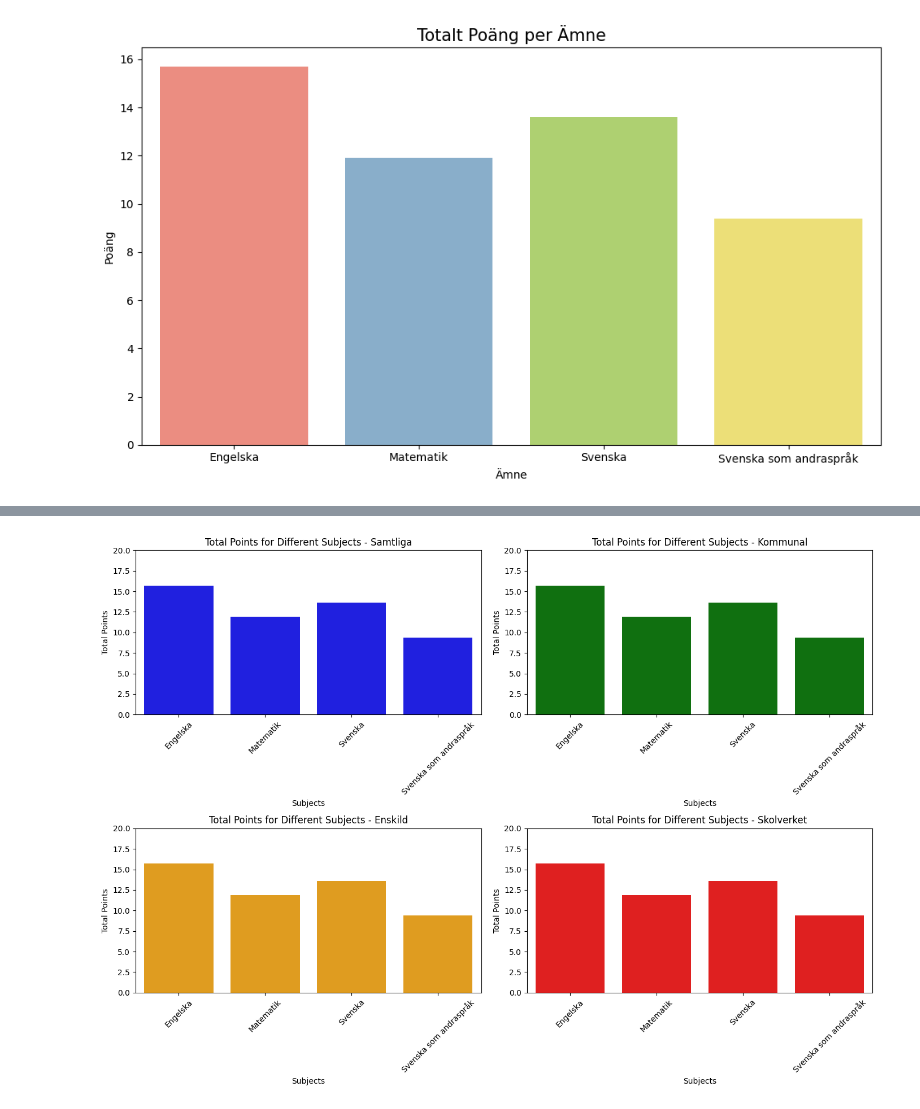
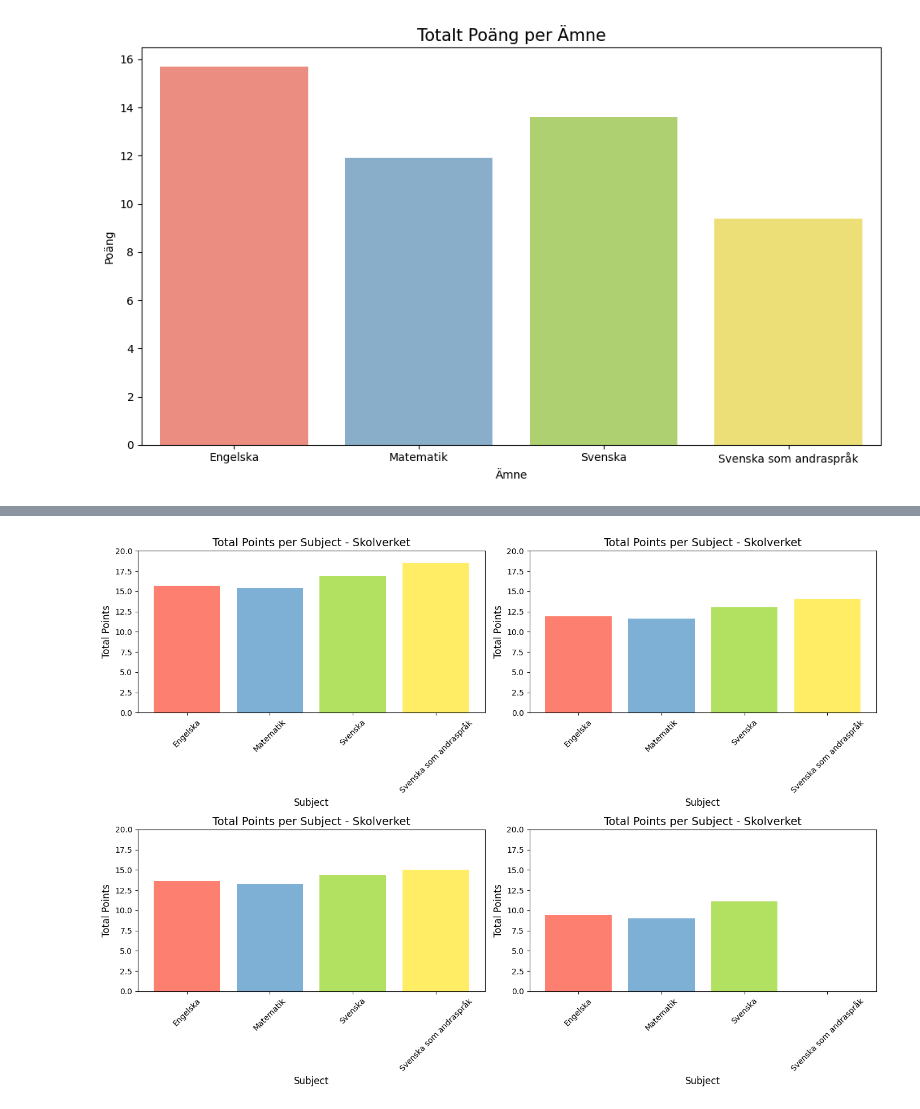
Before and after one commit to ArthurLopez1/Python-Arthur-Lopez-OPA23, a Jupyter notebook: labb2/labb2.ipynb, the cells around one changed output, grey strips where cells are left out. Cells and saved outputs as stored; diff of their text form; code cells hidden in the pictures.

Commit message:
Suplot charts - several experiments

```diff
--- a/labb2/labb2.ipynb
+++ b/labb2/labb2.ipynb
@@ -171,26 +228,31 @@ Passing `palette` without assigning `hue` is deprecated and will be removed in v
 # %%
-import seaborn as sns
-import matplotlib.pyplot as plt
+# Define the dataframes
+dataframes = [df_eng, df_mat, df_swe, df_swe_as]
 
-# Create subplots
+# Create subplots for each Huvudman
 fig, axes = plt.subplots(nrows=2, ncols=2, figsize=(14, 10))
 axes = axes.flatten()  # Flatten the axes array for easier iteration
 
-# Iterate over each DataFrame and Huvudman to create a subplot
-for i, (df, (huvudman, color)) in enumerate(zip(dataframes, huvudman_colors.items())):
-    # Extract total points for each subject for the current Huvudman
-    total_points = [df[df['Plats'] == 'Riket'][f'Totalt(poäng)'].values[0] for df in dataframes]
-    # Create a bar plot for the current Huvudman
-    sns.barplot(x=subjects, y=total_points, ax=axes[i], color=color)
-    # Set subplot title and labels
-    axes[i].set_title(f'Total Points for Different Subjects - {huvudman}')
-    axes[i].set_xlabel('Subjects')
-    axes[i].set_ylabel('Total Points')
-    axes[i].tick_params(axis='x', rotation=45)  # Rotate x-axis labels
-    axes[i].set_ylim(0, 20)  # Set y-axis limit from 0 to 20
+# Iterate over each Huvudman to create a bar chart
+for i, (df, ax) in enumerate(zip(dataframes, axes)):
+    # Extract total points for each subject
+    points = [row['Totalt(poäng)'] for _, row in df.iterrows()]
+
+    # Convert non-numeric values to NaN
+    points = [float(val) if val != '..' else float(0) for val in points]
+
+    # Create the bar plot
+    ax.bar(subjects, points, color=custom_colors)
+
+    plt.title(f'Total Points by Subject for {huvudman}')
+    ax.set_title(f'Total Points per Subject - {huvudman}', fontsize=14)
+    ax.set_xlabel('Subject', fontsize=12)
+    ax.set_ylabel('Total Points', fontsize=12)
+    ax.set_ylim(0, 20)  # Set y-axis limit from 0 to 20
+    ax.tick_params(axis='x', rotation=45)  # Rotate x-axis labels
 
 # Adjust layout and display the subplots
 plt.tight_layout()
 plt.show()
 # %% [output]
-[figure, old version]
+[figure, new version]
```
Also changed, not shown: parts of 4 cells of this notebook, 4 other files.
